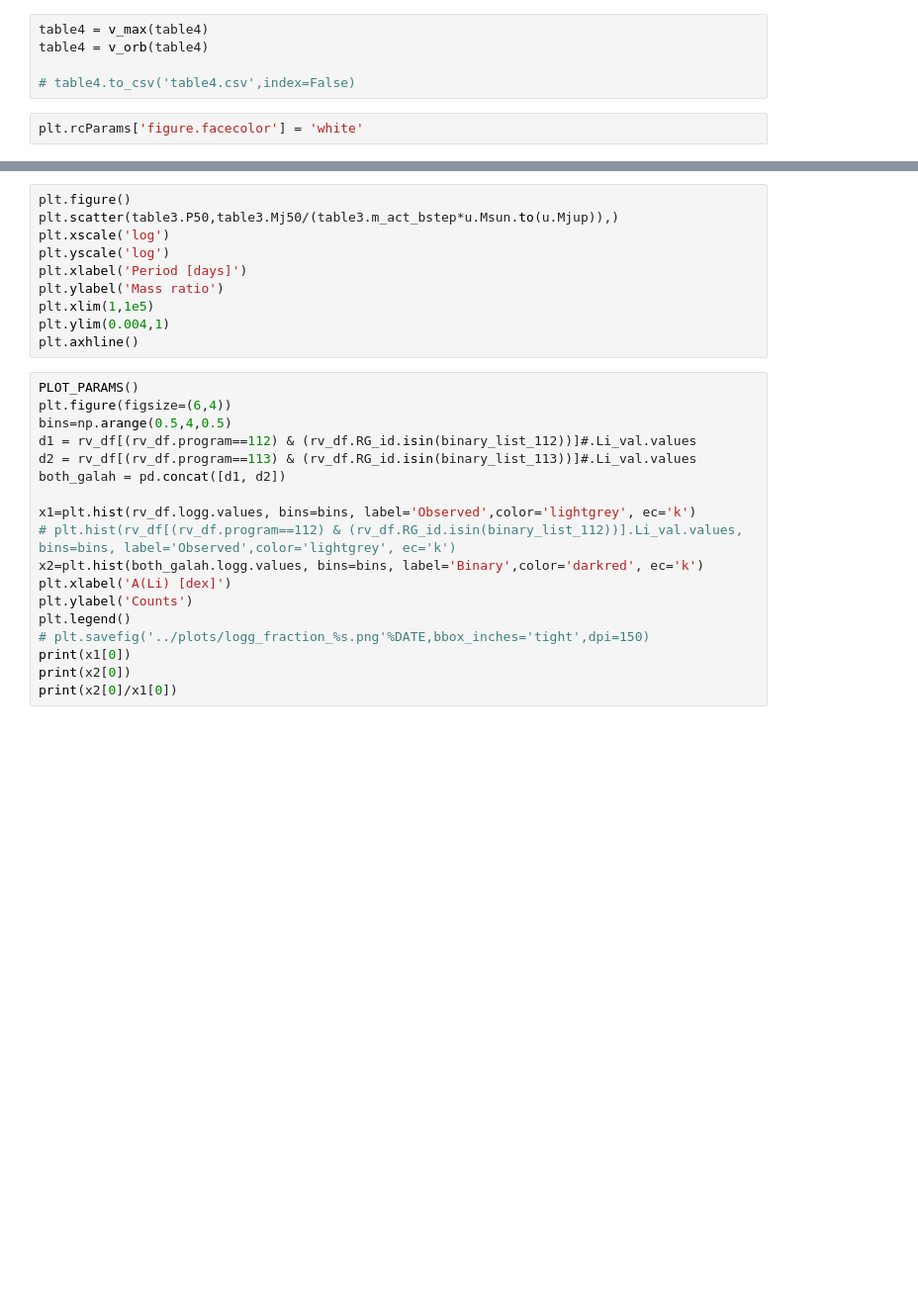
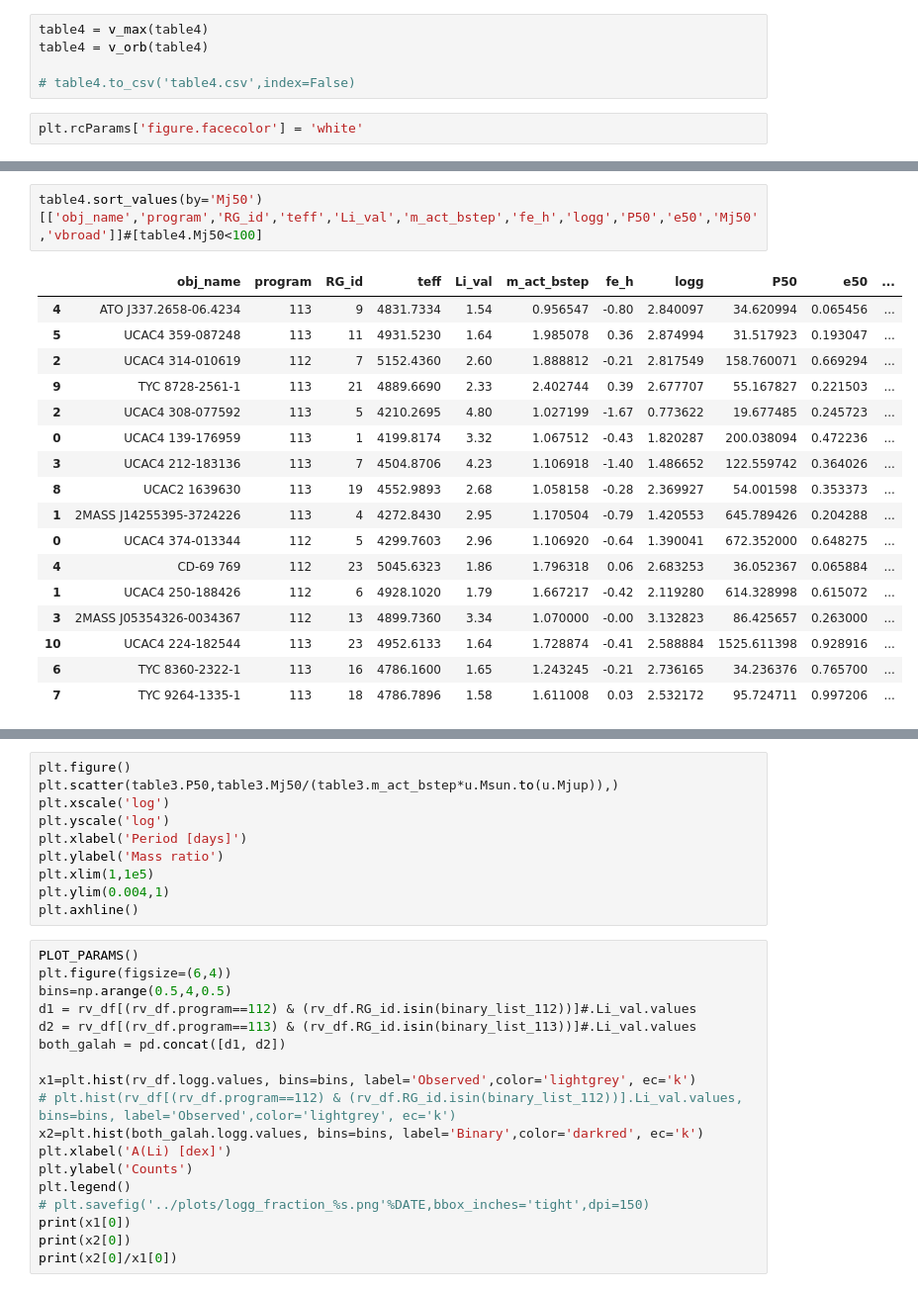
Before and after one commit to MaryumSayeed/ESPRESSO, a Jupyter notebook: scripts/make_tables.ipynb, the cells around one changed output, grey strips where cells are left out. Shown at 99% size. Saved outputs shown, nothing was run; the diff lists cells and outputs as text; blank space fills up the shorter version.

```diff
--- a/scripts/make_tables.ipynb
+++ b/scripts/make_tables.ipynb
@@ -1135,0 +1143,20 @@ plt.subplots_adjust(wspace=0.1)
+# %%
+table4.sort_values(by='Mj50')[['obj_name','program','RG_id','teff','Li_val','m_act_bstep','fe_h','logg','P50','e50','Mj50','vbroad']]#[table4.Mj50<100]
+# %% [output]
+|  | obj_name | program | RG_id | teff | Li_val | m_act_bstep | fe_h | logg | P50 | e50 | ... |
+| 4 | ATO J337.2658-06.4234 | 113 | 9 | 4831.7334 | 1.54 | 0.956547 | -0.80 | 2.840097 | 34.620994 | 0.065456 | ... |
+| 5 | UCAC4 359-087248 | 113 | 11 | 4931.5230 | 1.64 | 1.985078 | 0.36 | 2.874994 | 31.517923 | 0.193047 | ... |
+| 2 | UCAC4 314-010619 | 112 | 7 | 5152.4360 | 2.60 | 1.888812 | -0.21 | 2.817549 | 158.760071 | 0.669294 | ... |
+| 9 | TYC 8728-2561-1 | 113 | 21 | 4889.6690 | 2.33 | 2.402744 | 0.39 | 2.677707 | 55.167827 | 0.221503 | ... |
+| 2 | UCAC4 308-077592 | 113 | 5 | 4210.2695 | 4.80 | 1.027199 | -1.67 | 0.773622 | 19.677485 | 0.245723 | ... |
+| 0 | UCAC4 139-176959 | 113 | 1 | 4199.8174 | 3.32 | 1.067512 | -0.43 | 1.820287 | 200.038094 | 0.472236 | ... |
+| 3 | UCAC4 212-183136 | 113 | 7 | 4504.8706 | 4.23 | 1.106918 | -1.40 | 1.486652 | 122.559742 | 0.364026 | ... |
+| 8 | UCAC2 1639630 | 113 | 19 | 4552.9893 | 2.68 | 1.058158 | -0.28 | 2.369927 | 54.001598 | 0.353373 | ... |
+| 1 | 2MASS J14255395-3724226 | 113 | 4 | 4272.8430 | 2.95 | 1.170504 | -0.79 | 1.420553 | 645.789426 | 0.204288 | ... |
+| 0 | UCAC4 374-013344 | 112 | 5 | 4299.7603 | 2.96 | 1.106920 | -0.64 | 1.390041 | 672.352000 | 0.648275 | ... |
+| 4 | CD-69 769 | 112 | 23 | 5045.6323 | 1.86 | 1.796318 | 0.06 | 2.683253 | 36.052367 | 0.065884 | ... |
+| 1 | UCAC4 250-188426 | 112 | 6 | 4928.1020 | 1.79 | 1.667217 | -0.42 | 2.119280 | 614.328998 | 0.615072 | ... |
+| 3 | 2MASS J05354326-0034367 | 112 | 13 | 4899.7360 | 3.34 | 1.070000 | -0.00 | 3.132823 | 86.425657 | 0.263000 | ... |
+| 10 | UCAC4 224-182544 | 113 | 23 | 4952.6133 | 1.64 | 1.728874 | -0.41 | 2.588884 | 1525.611398 | 0.928916 | ... |
+| 6 | TYC 8360-2322-1 | 113 | 16 | 4786.1600 | 1.65 | 1.243245 | -0.21 | 2.736165 | 34.236376 | 0.765700 | ... |
+| 7 | TYC 9264-1335-1 | 113 | 18 | 4786.7896 | 1.58 | 1.611008 | 0.03 | 2.532172 | 95.724711 | 0.997206 | ... |
```
Also changed, not shown: parts of 35 cells of this notebook, 3 other files.
